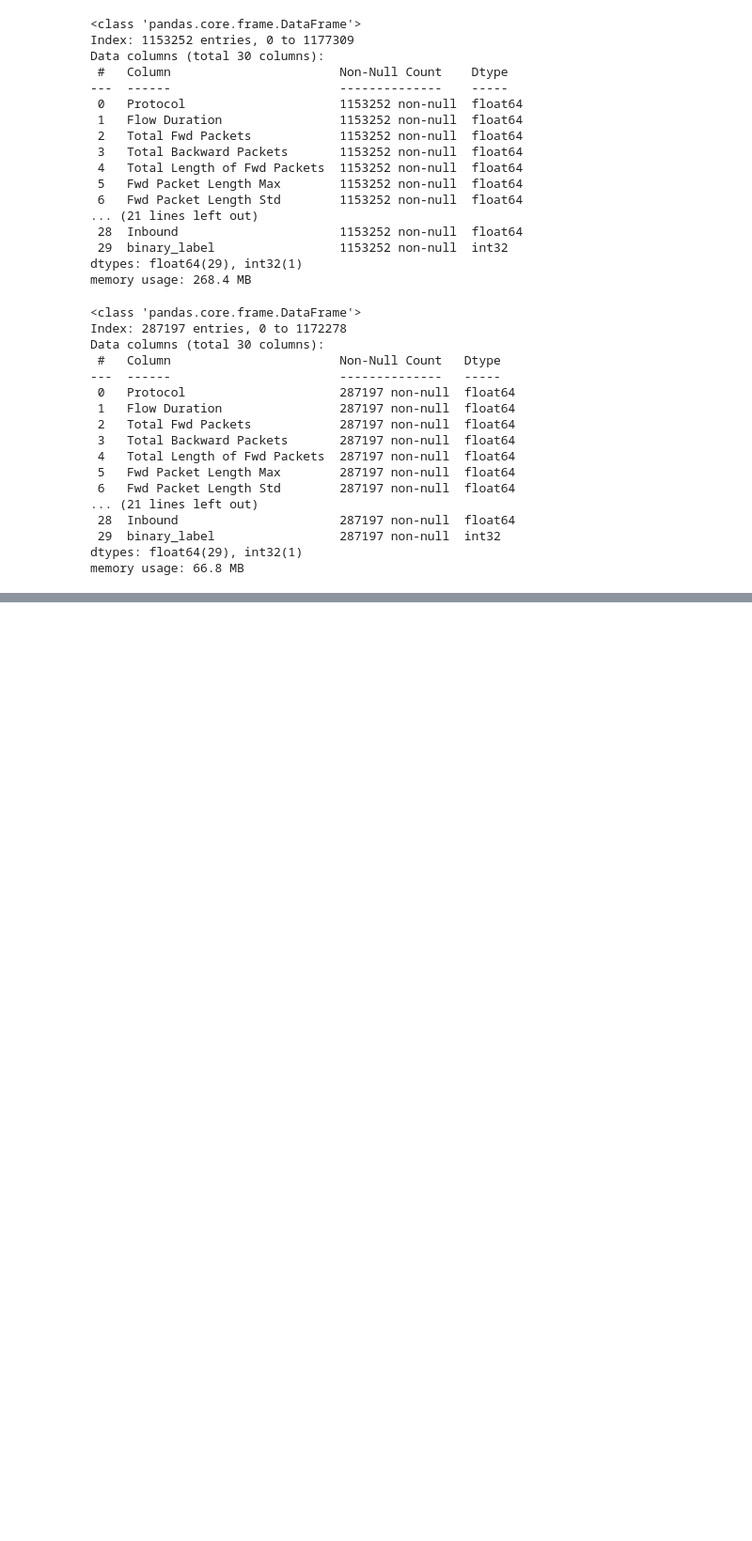
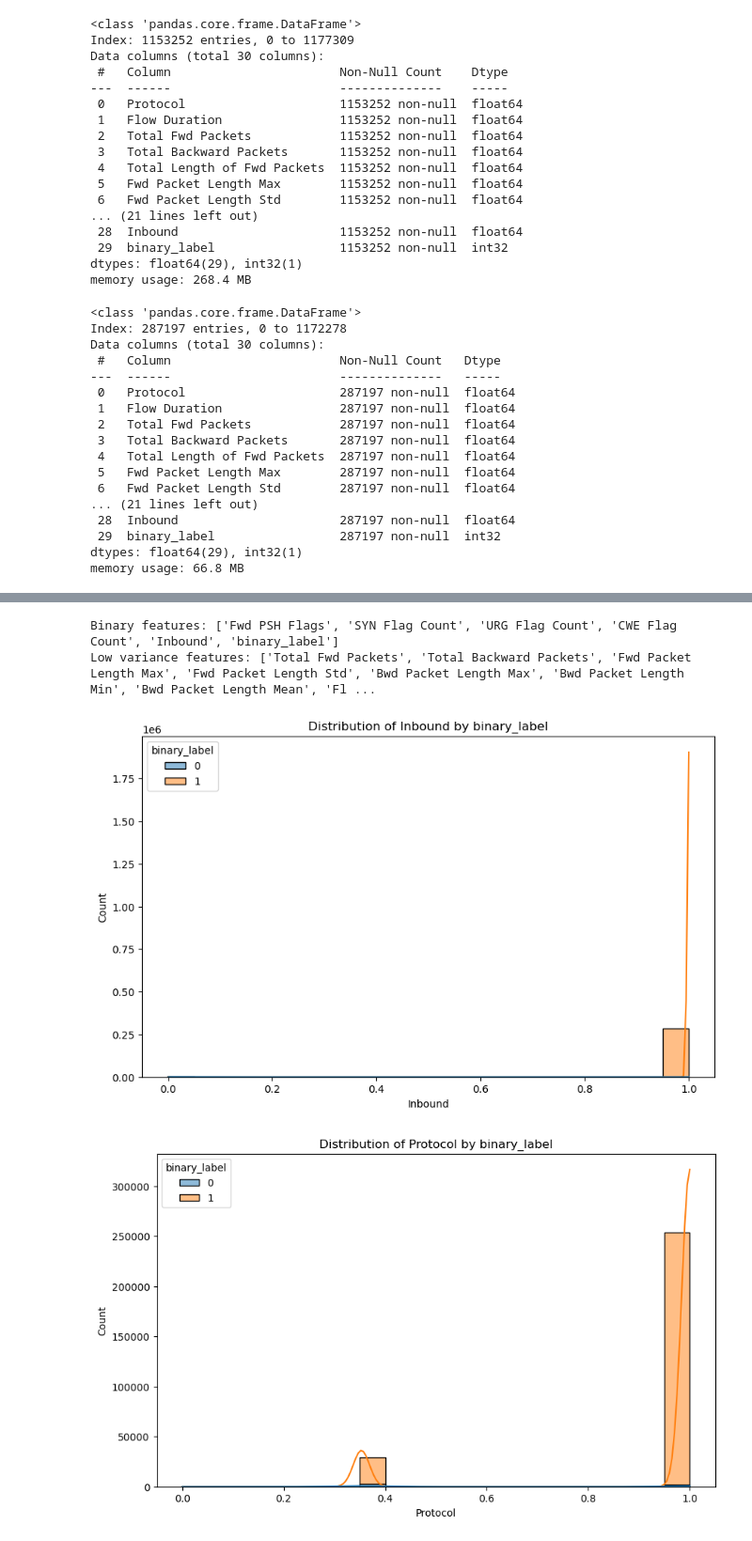
Before and after one commit to Eric-MK/nids_ddos, a Jupyter notebook: notebooks/attacks.ipynb, the cells around one changed output, grey strips where cells are left out. Shown at 94% size. Cells and saved outputs as stored; diff of their text form; code cells hidden in the pictures; blank space fills up the shorter version.

```diff
--- a/notebooks/attacks.ipynb
+++ b/notebooks/attacks.ipynb
@@ -1076,0 +1114,25 @@ memory usage: 66.8 MB
+# %%
+# Check for binary features
+binary_features = data_reduced.columns[(data_reduced.nunique() == 2) & (data_reduced.dtypes != 'object')]
+print("Binary features:", binary_features.tolist())
+
+# Check for features with very low variance
+low_variance_features = data_reduced.columns[data_reduced.var() < 0.01]
+print("Low variance features:", low_variance_features.tolist())
+# %% [output]
+Binary features: ['Fwd PSH Flags', 'SYN Flag Count', 'URG Flag Count', 'CWE Flag Count', 'Inbound', 'binary_label']
+Low variance features: ['Total Fwd Packets', 'Total Backward Packets', 'Fwd Packet Length Max', 'Fwd Packet Length Std', 'Bwd Packet Length Max', 'Bwd Packet Length Min', 'Bwd Packet Length Mean', 'Fl ...
+# %%
+def plot_feature_distribution(df, feature, target='binary_label'):
+    plt.figure(figsize=(10, 6))
+    sns.histplot(data=df, x=feature, hue=target, kde=True)
+    plt.title(f'Distribution of {feature} by {target}')
+    plt.show()
+
+# Plot distributions for top correlated features and any suspicious ones
+for feature in correlations.head(5).index:
+    if feature != 'binary_label':
+        plot_feature_distribution(data_reduced, feature)
+# %% [output]
+[figure, added]
+[figure, added]
```
Also changed, not shown: parts of 10 cells of this notebook, 3 other files.
